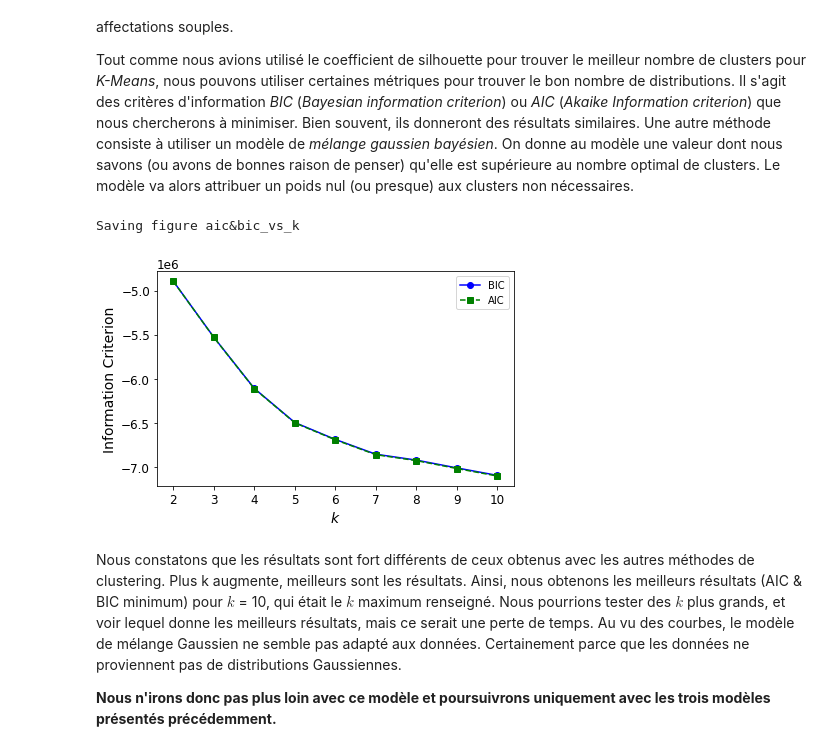
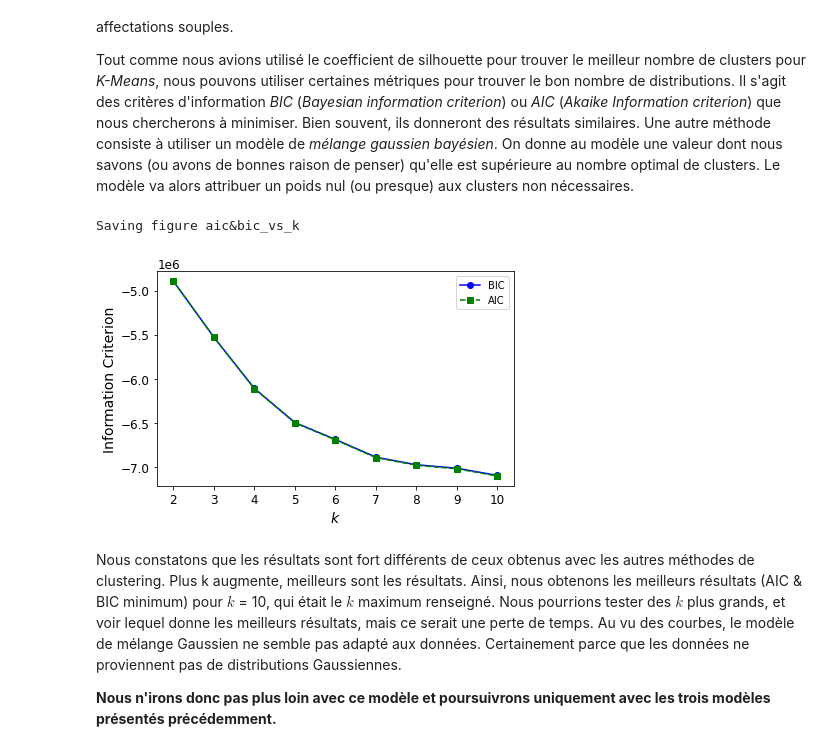
Before and after one commit to Pierre-Eloi/OC_DS_Project5, a Jupyter notebook: Project5_Data_Clustering.ipynb, the cells around one changed output. Cells and saved outputs as stored; diff of their text form; code cells hidden in the pictures.

```diff
--- a/Project5_Data_Clustering.ipynb
+++ b/Project5_Data_Clustering.ipynb
@@ -76,3 +90,17 @@ X = df_clean.values
+# %%
+from sklearn.preprocessing import MinMaxScaler
+
+# Scale data with the MinMaxScaler
+scaler = MinMaxScaler()
+df_scaled = df_clean.copy()
+df_scaled.loc[:, :] = scaler.fit_transform(df_clean.values)
+
+# Weight the RFM features
+rfm_feat = ["Recency", "Frequency", "Monetary_value"]
+n = df_scaled.columns.size
+weight = (n-3) / 3
+df_scaled.loc[:, rfm_feat] *= weight
+X_scaled = df_scaled.values
 # %% [markdown]
 ## Étude de la matrice des corrélations
 # %% [markdown]
@@ -320,8 +348,8 @@ from sklearn.neighbors import NearestNeighbors
 # Compute the distances of the k nearest neighbors
 k = 22
 k_neighbors = NearestNeighbors(n_neighbors=k)
-k_neighbors.fit(X)
-distances, indices = k_neighbors.kneighbors(X)
+k_neighbors.fit(X_scaled)
+distances, indices = k_neighbors.kneighbors(X_scaled)
 # Keep only the kth neighbor distance
 k_distance = distances[:, -1]
 # Sort by descending order
@@ -341,6 +369,6 @@ Nous observons très nettement le coude qui se trouve à une distance de 0,15 en
 from sklearn.cluster import DBSCAN
 
 dbscan = DBSCAN(eps=0.2, min_samples=22)
-dbscan.fit(X)
+dbscan.fit(X_scaled)
 np.unique(dbscan.labels_)
 # %% [output]
@@ -360,27 +388,27 @@ Tout comme nous avions utilisé le coefficient de silhouette pour trouver le mei
 # %%
 from sklearn.mixture import GaussianMixture
 
 # Train Gaussian Mixture with various values of k
 gm_per_k = [GaussianMixture(n_components=k,
                             n_init=10,
-                            random_state=42).fit(X)
+                            random_state=42).fit(X_scaled)
             for k in range(2, 11)]
 
 # Compute both their BIC & AIC
-bics = [model.bic(X) for model in gm_per_k]
-aics = [model.aic(X) for model in gm_per_k]
+bics = [model.bic(X_scaled) for model in gm_per_k]
+aics = [model.aic(X_scaled) for model in gm_per_k]
 
 # Create the plot
 plt.plot(range(2, 11), bics, "bo-", label="BIC")
 plt.plot(range(2, 11), aics, "gs--", label="AIC")
 plt.xlabel("$k$")
 plt.ylabel("Information Criterion")
 plt.legend(loc="best")
 save_fig("aic&bic_vs_k")
 plt.show()
 # %% [output]
 Saving figure aic&bic_vs_k
-[figure, old version]
+[figure, new version]
 # %% [markdown]
 Nous constatons que les résultats sont fort différents de ceux obtenus avec les autres méthodes de clustering. Plus k augmente, meilleurs sont les résultats. Ainsi, nous obtenons les meilleurs résultats (AIC & BIC minimum) pour $k$ = 10, qui était le $k$ maximum renseigné. Nous pourrions tester des $k$ plus grands, et voir lequel donne les meilleurs résultats, mais ce serait une perte de temps. Au vu des courbes, le modèle de mélange Gaussien ne semble pas adapté aux données. Certainement parce que les données ne proviennent pas de distributions Gaussiennes.
 
```
Also changed, not shown: parts of 25 cells of this notebook.
